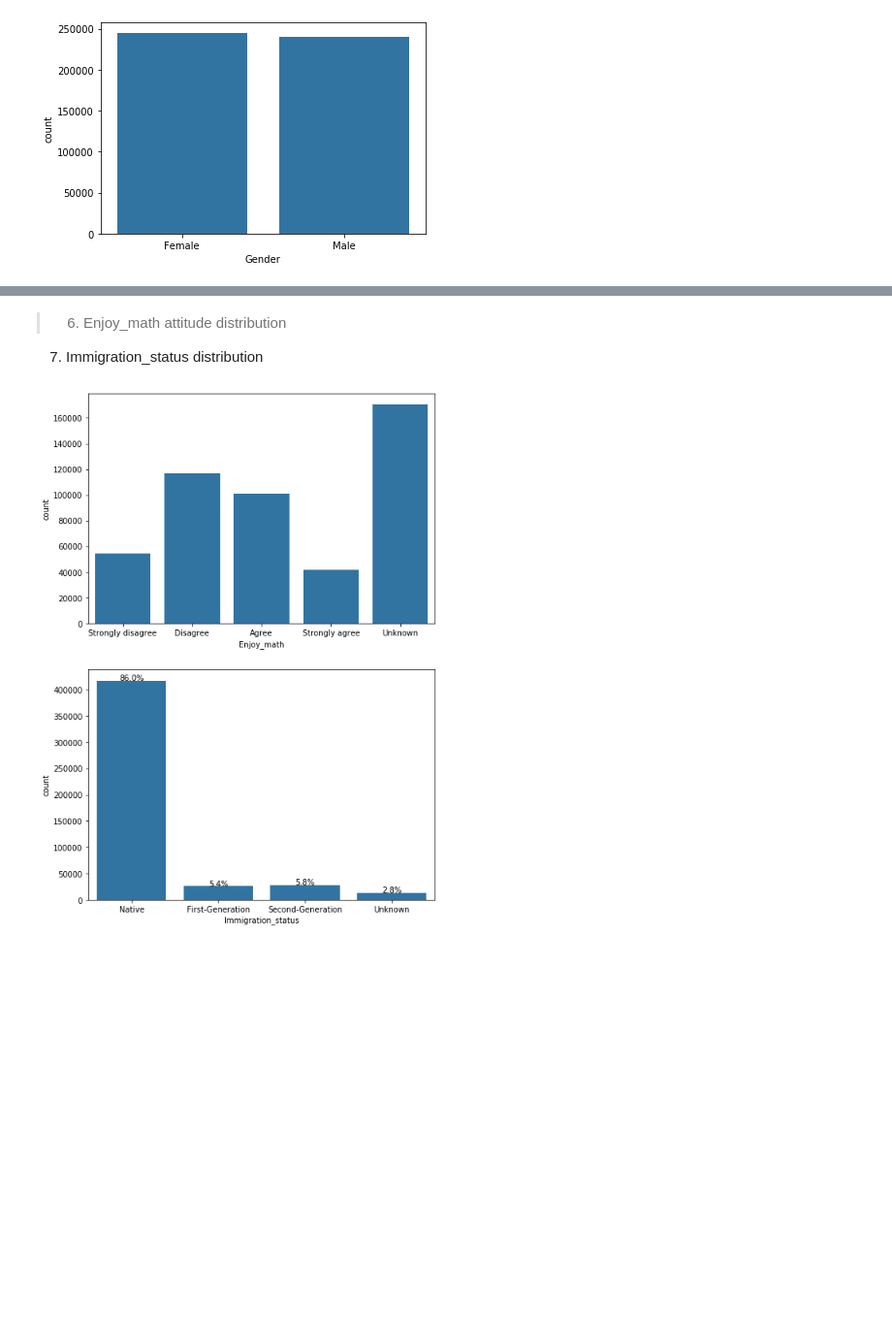
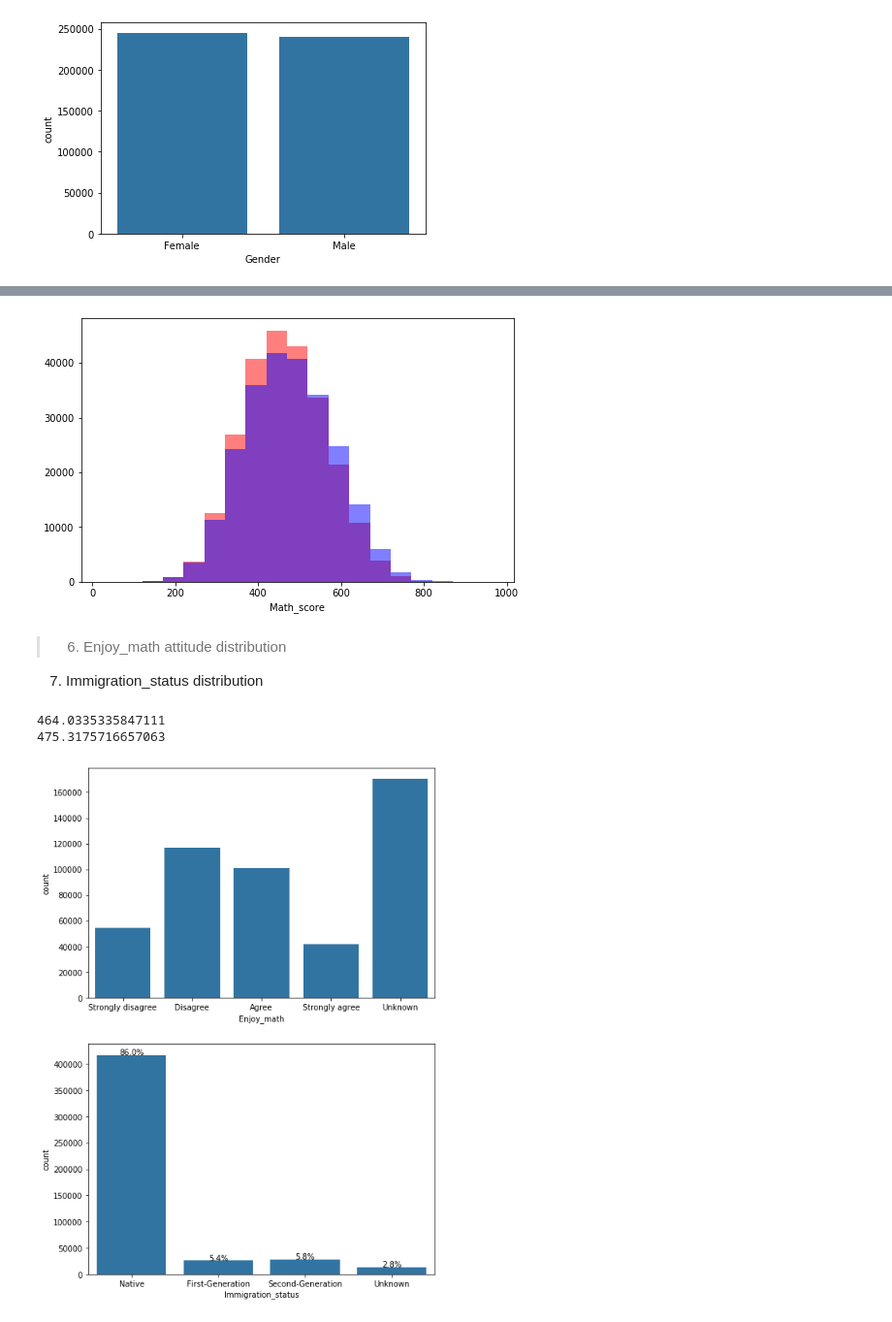
Before and after one commit to Anyra20/CommunicateDataProject, a Jupyter notebook: exploration_template.ipynb, the cells around one changed output, grey strips where cells are left out. Shown at 97% size. Saved outputs shown, nothing was run; the diff lists cells and outputs as text; code cells hidden in the pictures; blank space fills up the shorter version.

```diff
--- a/exploration_template.ipynb
+++ b/exploration_template.ipynb
@@ -562,6 +575,24 @@ sb.countplot(data = pisa, x = 'Gender', color=base_color)
+# %%
+#Math_score
+binsize = 50
+bins = np.arange(pisa['Math_score'].min(), pisa['Math_score'].max()+binsize, binsize)
+
+plt.figure(figsize=[8, 5])
+plt.hist(data = pisa.query('Gender =="Female"'), x = 'Math_score', bins = bins, color='red', alpha=0.5, label='Female')
+plt.hist(data = pisa.query('Gender =="Male"'), x = 'Math_score', bins = bins, color='blue', alpha=0.5, label='Male')
+plt.xlabel('Math_score')
+plt.show()
+# %% [output]
+[figure, added]
 # %% [markdown]
 > 6) Enjoy_math attitude distribution <br>
 7) Immigration_status distribution
+# %%
+print(pisa.query('Gender =="Female"')['Math_score'].mean())
+print(pisa.query('Gender =="Male"')['Math_score'].mean())
+# %% [output]
+464.0335335847111
+475.3175716657063
 # %%
 fig, ax = plt.subplots(nrows=2, figsize = [8,12]);
 sb.countplot(data = pisa, x = 'Enjoy_math', color=base_color, ax = ax[0]);
```
Also changed, not shown: parts of 18 cells of this notebook.
